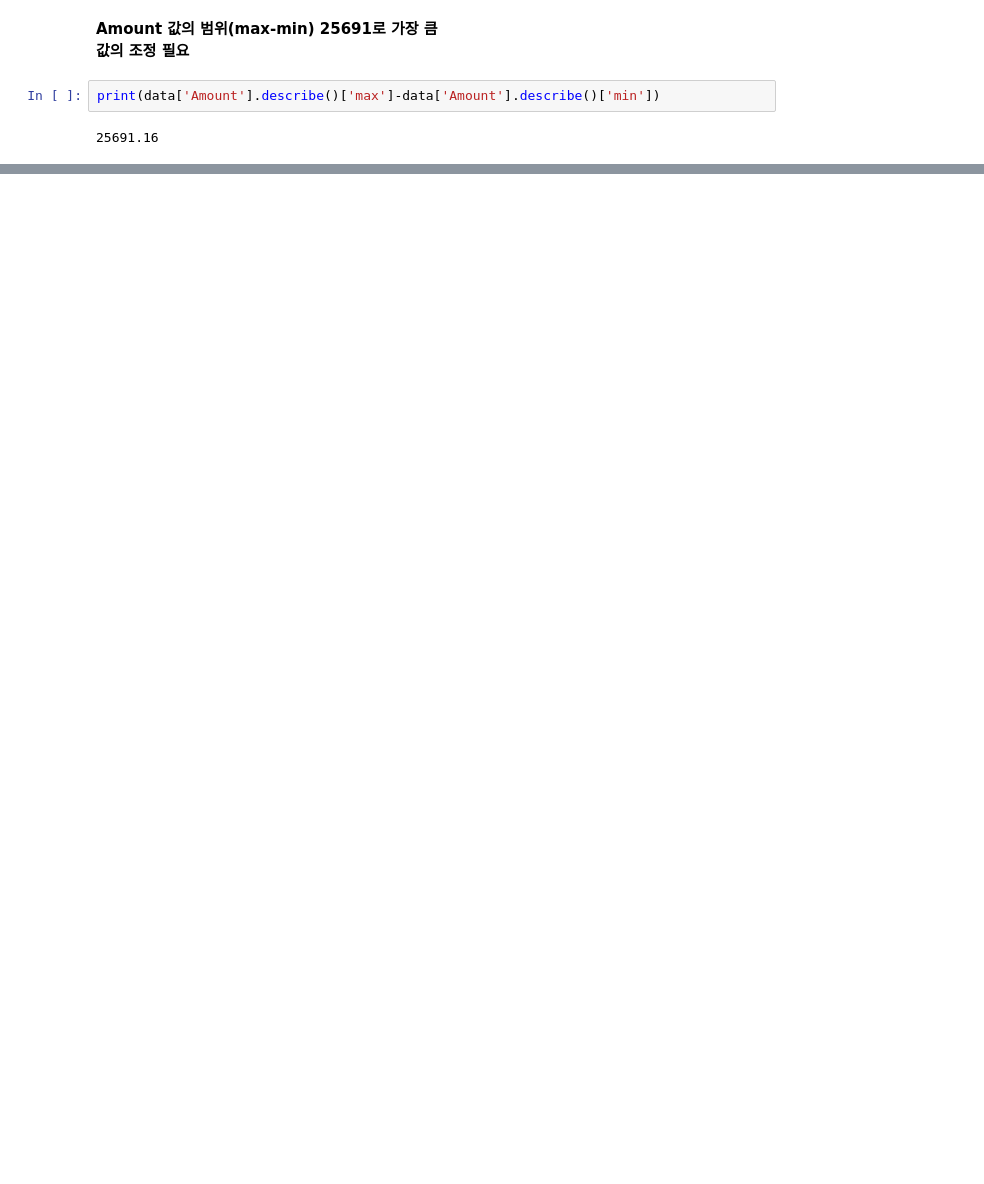
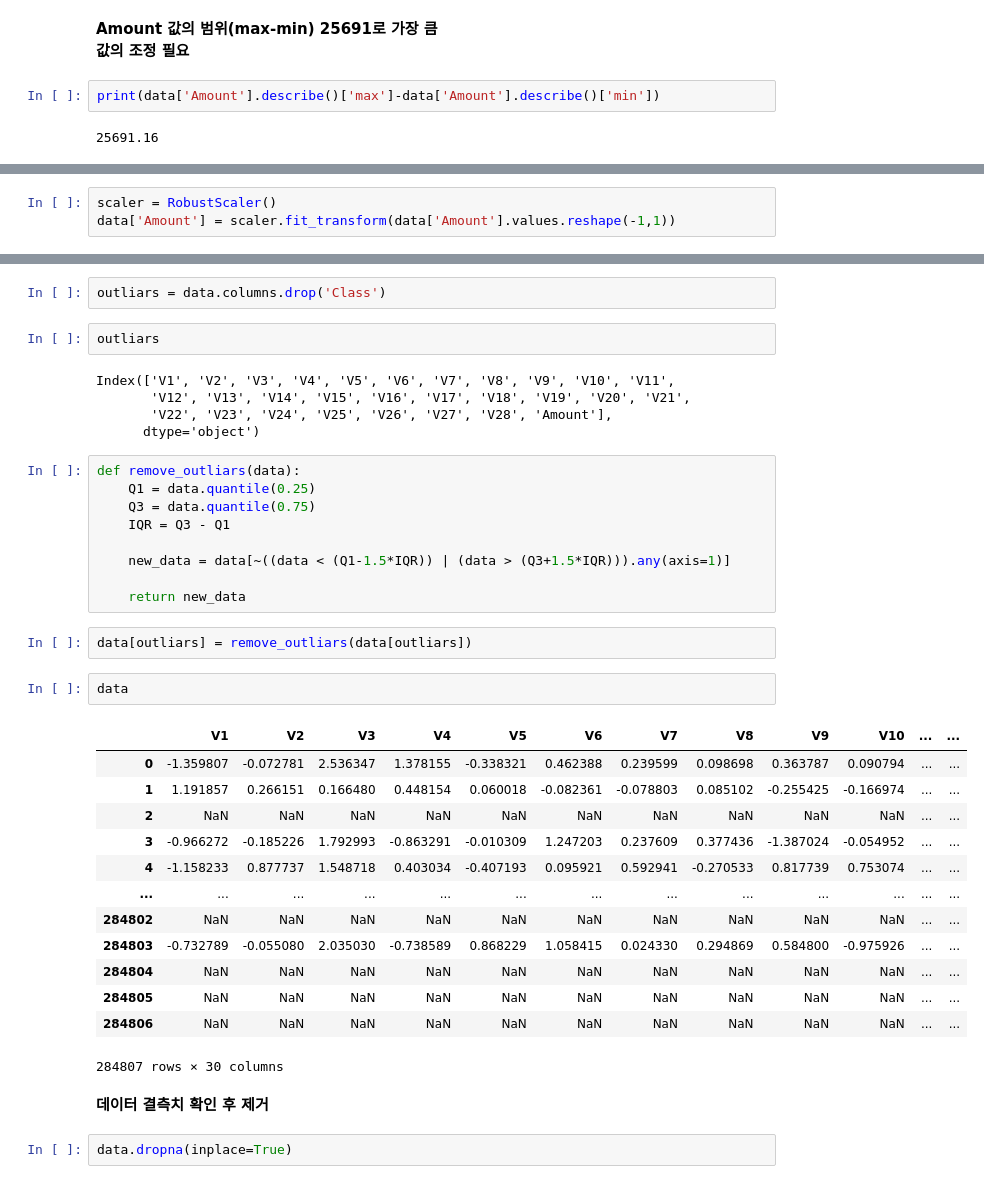
Before and after one commit to Eeun-ju/Credit-Card-Detection, a Jupyter notebook: 신용카드 데이터 EDA.ipynb, the cells around one changed output, grey strips where cells are left out. Drawn from its saved outputs; the diff is of its cells as text; blank space fills up the shorter version.

```diff
--- a/신용카드 데이터 EDA.ipynb
+++ b/신용카드 데이터 EDA.ipynb
@@ -74,0 +82,3 @@ print(data['Amount'].describe()['max']-data['Amount'].describe()['min'])
+# %%
+scaler = RobustScaler()
+data['Amount'] = scaler.fit_transform(data['Amount'].values.reshape(-1,1))
@@ -74,0 +106,40 @@ print(data['Amount'].describe()['max']-data['Amount'].describe()['min'])
+# %%
+outliars = data.columns.drop('Class')
+# %%
+outliars
+# %% [output]
+Index(['V1', 'V2', 'V3', 'V4', 'V5', 'V6', 'V7', 'V8', 'V9', 'V10', 'V11',
+       'V12', 'V13', 'V14', 'V15', 'V16', 'V17', 'V18', 'V19', 'V20', 'V21',
+       'V22', 'V23', 'V24', 'V25', 'V26', 'V27', 'V28', 'Amount'],
+      dtype='object')
+# %%
+def remove_outliars(data):
+    Q1 = data.quantile(0.25)
+    Q3 = data.quantile(0.75)
+    IQR = Q3 - Q1
+
+    new_data = data[~((data < (Q1-1.5*IQR)) | (data > (Q3+1.5*IQR))).any(axis=1)]
+
+    return new_data
+# %%
+data[outliars] = remove_outliars(data[outliars])
+# %%
+data
+# %% [output]
+|  | V1 | V2 | V3 | V4 | V5 | V6 | V7 | V8 | V9 | V10 | ... | ... |
+| 0 | -1.359807 | -0.072781 | 2.536347 | 1.378155 | -0.338321 | 0.462388 | 0.239599 | 0.098698 | 0.363787 | 0.090794 | ... | ... |
+| 1 | 1.191857 | 0.266151 | 0.166480 | 0.448154 | 0.060018 | -0.082361 | -0.078803 | 0.085102 | -0.255425 | -0.166974 | ... | ... |
+| 2 | NaN | NaN | NaN | NaN | NaN | NaN | NaN | NaN | NaN | NaN | ... | ... |
+| 3 | -0.966272 | -0.185226 | 1.792993 | -0.863291 | -0.010309 | 1.247203 | 0.237609 | 0.377436 | -1.387024 | -0.054952 | ... | ... |
+| 4 | -1.158233 | 0.877737 | 1.548718 | 0.403034 | -0.407193 | 0.095921 | 0.592941 | -0.270533 | 0.817739 | 0.753074 | ... | ... |
+| ... | ... | ... | ... | ... | ... | ... | ... | ... | ... | ... | ... | ... |
+| 284802 | NaN | NaN | NaN | NaN | NaN | NaN | NaN | NaN | NaN | NaN | ... | ... |
+| 284803 | -0.732789 | -0.055080 | 2.035030 | -0.738589 | 0.868229 | 1.058415 | 0.024330 | 0.294869 | 0.584800 | -0.975926 | ... | ... |
+| 284804 | NaN | NaN | NaN | NaN | NaN | NaN | NaN | NaN | NaN | NaN | ... | ... |
+| 284805 | NaN | NaN | NaN | NaN | NaN | NaN | NaN | NaN | NaN | NaN | ... | ... |
+| 284806 | NaN | NaN | NaN | NaN | NaN | NaN | NaN | NaN | NaN | NaN | ... | ... |
+284807 rows × 30 columns
+# %% [markdown]
+**데이터 결측치 확인 후 제거**
+# %%
+data.dropna(inplace=True)
```
Also changed, not shown: parts of 6 cells of this notebook.
